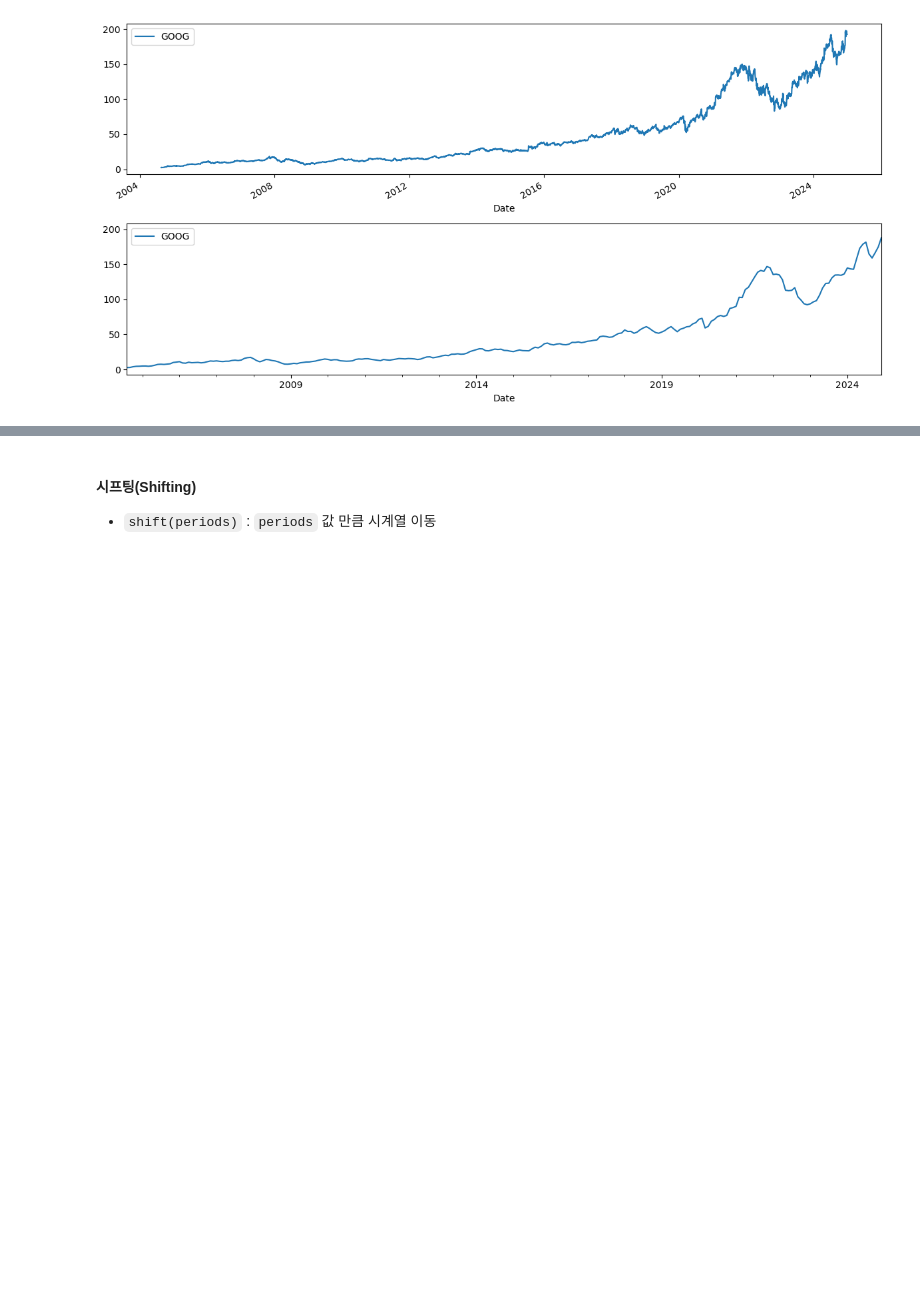
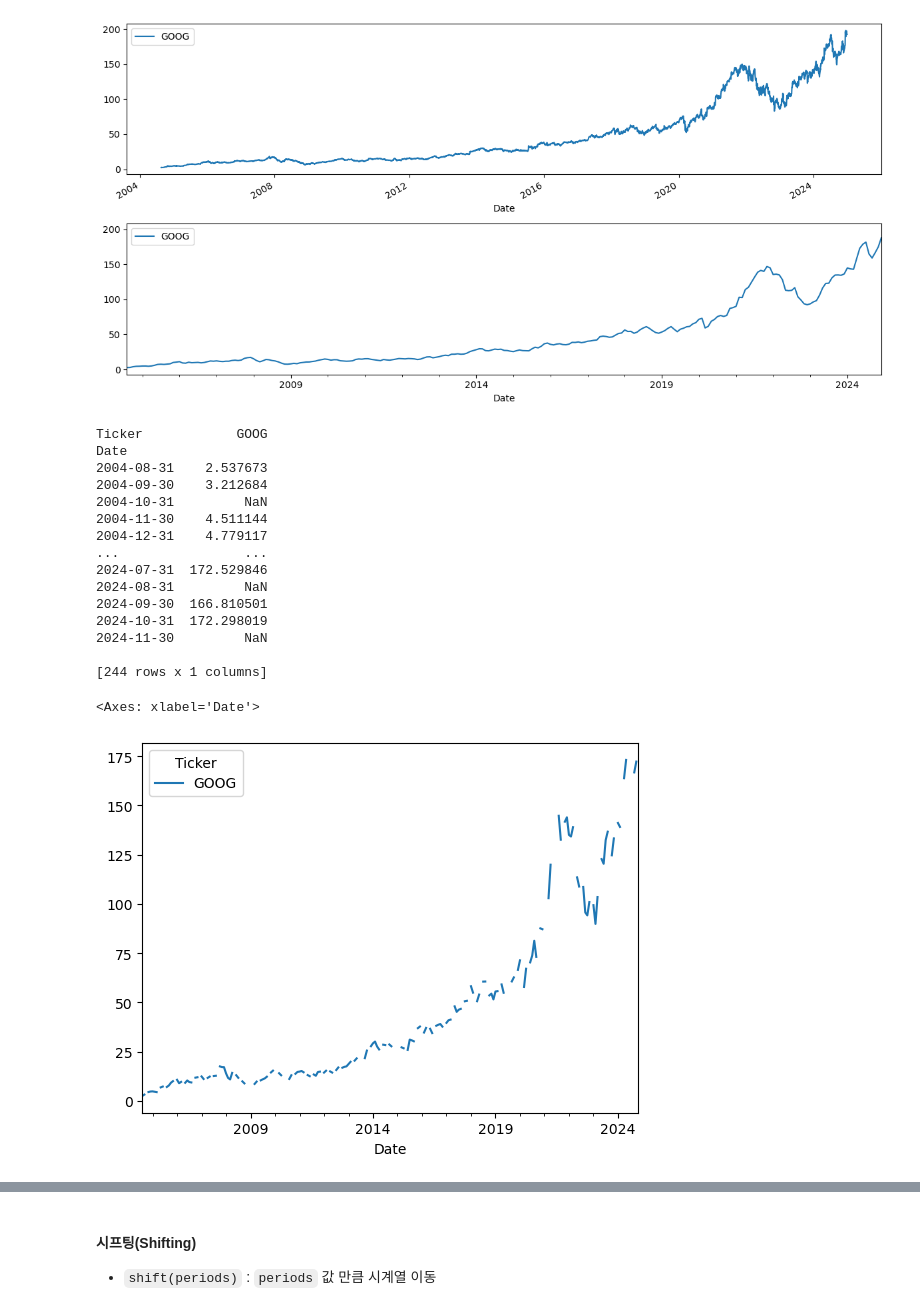
Before and after one commit to yun0-0514/sh320-data-engineering, a Jupyter notebook: ex11_timeseries_specific_operations.ipynb, the cells around one changed output, grey strips where cells are left out. Saved outputs shown, nothing was run; the diff lists cells and outputs as text; code cells hidden in the pictures; blank space fills up the shorter version.

```diff
--- a/ex11_timeseries_specific_operations.ipynb
+++ b/ex11_timeseries_specific_operations.ipynb
@@ -100,9 +100,27 @@ plt.tight_layout()
 [figure]
 # %%
 # [+] 다운샘플링: asfreq()
-goog_downsampled = ...
+goog_downsampled = goog.asfreq("M")  # 월별 마지막 주가
 print(goog_downsampled)
 
 goog_downsampled.plot()
+# %% [output]
+Ticker            GOOG
+Date
+2004-08-31    2.537673
+2004-09-30    3.212684
+2004-10-31         NaN
+2004-11-30    4.511144
+2004-12-31    4.779117
+...                ...
+2024-07-31  172.529846
+2024-08-31         NaN
+2024-09-30  166.810501
+2024-10-31  172.298019
+2024-11-30         NaN
+
+[244 rows x 1 columns]
+<Axes: xlabel='Date'>
+[figure, added]
 # %%
 # [+] 업샘플링: resample()
```
Also changed, not shown: parts of 9 cells of this notebook.
